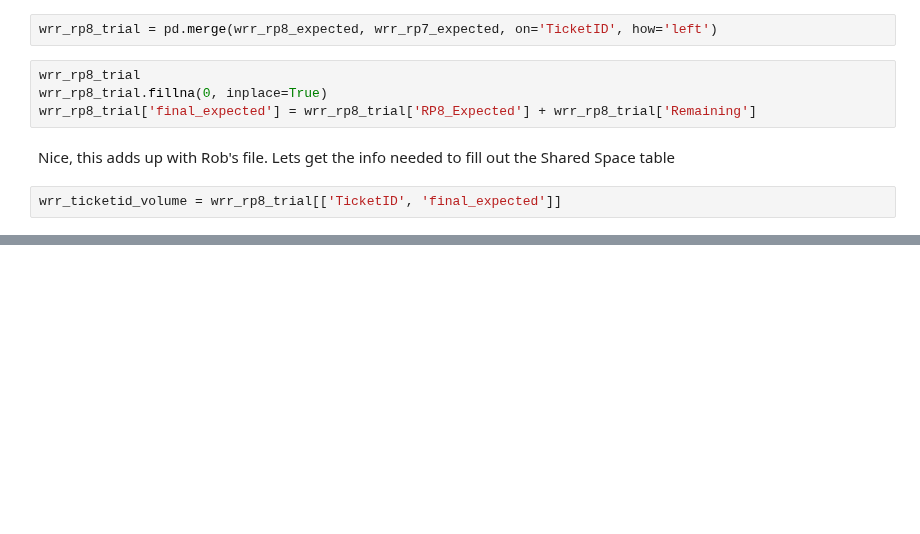
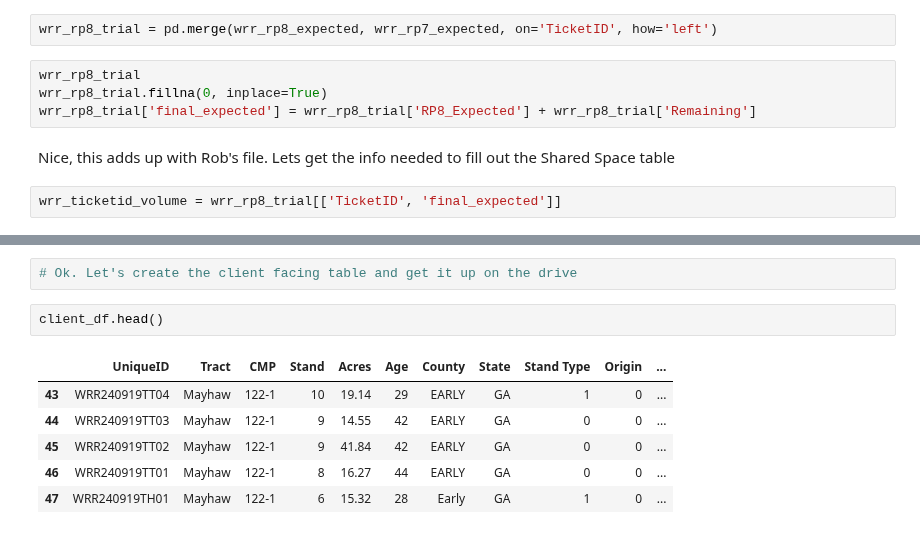
Before and after one commit to BilyBrown/sqlite3-tutorial, a Jupyter notebook: create_wrr_tables_00.ipynb, the cells around one changed output, grey strips where cells are left out. Drawn from its saved outputs; the diff is of its cells as text; blank space fills up the shorter version.

```diff
--- a/create_wrr_tables_00.ipynb
+++ b/create_wrr_tables_00.ipynb
@@ -433,0 +475,11 @@ goober_keepers.groupby('TicketID')['final_expected'].first().sum()
+# %%
+# Ok. Let's create the client facing table and get it up on the drive
+# %%
+client_df.head()
+# %% [output]
+|  | UniqueID | Tract | CMP | Stand | Acres | Age | County | State | Stand Type | Origin | ... |
+| 43 | WRR240919TT04 | Mayhaw | 122-1 | 10 | 19.14 | 29 | EARLY | GA | 1 | 0 | ... |
+| 44 | WRR240919TT03 | Mayhaw | 122-1 | 9 | 14.55 | 42 | EARLY | GA | 0 | 0 | ... |
+| 45 | WRR240919TT02 | Mayhaw | 122-1 | 9 | 41.84 | 42 | EARLY | GA | 0 | 0 | ... |
+| 46 | WRR240919TT01 | Mayhaw | 122-1 | 8 | 16.27 | 44 | EARLY | GA | 0 | 0 | ... |
+| 47 | WRR240919TH01 | Mayhaw | 122-1 | 6 | 15.32 | 28 | Early | GA | 1 | 0 | ... |
```
Also changed, not shown: parts of 31 cells of this notebook.
